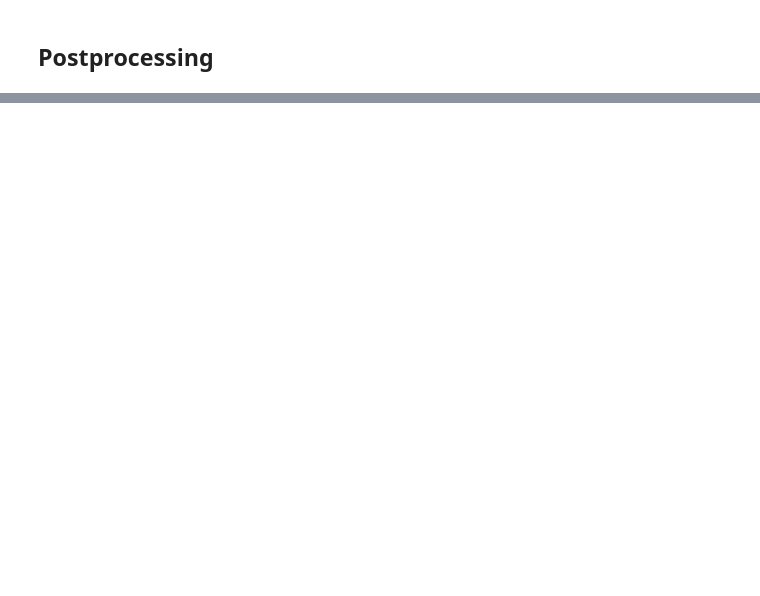
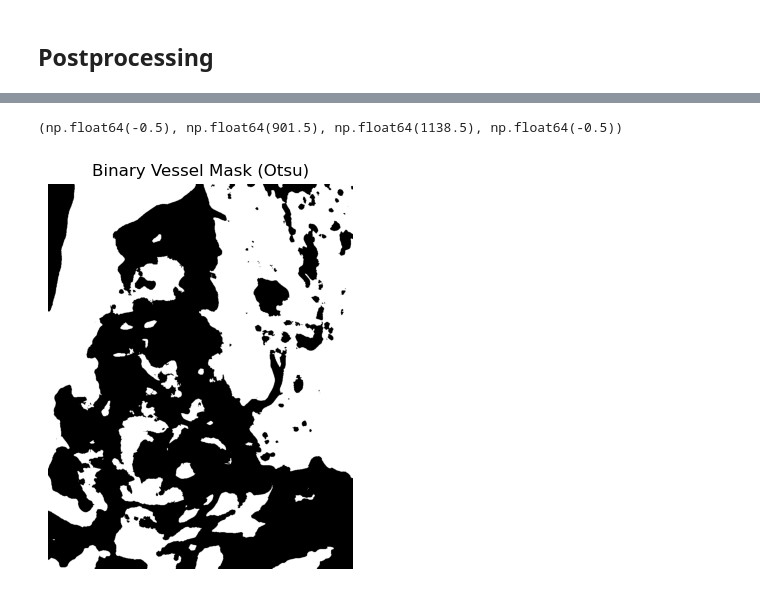
Before and after one commit to yana-kel/vessel-quant, a Jupyter notebook: vessel-extraction.ipynb, the cells around one changed output, grey strips where cells are left out. Saved outputs shown, nothing was run; the diff lists cells and outputs as text; code cells hidden in the pictures; blank space fills up the shorter version.

```diff
--- a/vessel-extraction.ipynb
+++ b/vessel-extraction.ipynb
@@ -81,0 +148,15 @@ plt.axis("off")
+# %%
+# Normalize for thresholding
+lr_norm = (255 * (line_response - line_response.min()) /
+           (line_response.max() - line_response.min())).astype(np.uint8)
+
+_, binary = cv2.threshold(lr_norm, 0, 255, cv2.THRESH_BINARY + cv2.THRESH_OTSU)
+
+# Display the binary vessel mask
+plt.figure(figsize=(5,5))
+plt.imshow(binary, cmap="gray")
+plt.title("Binary Vessel Mask (Otsu)")
+plt.axis("off")
+# %% [output]
+(np.float64(-0.5), np.float64(901.5), np.float64(1138.5), np.float64(-0.5))
+[figure, added]
```
Also changed, not shown: parts of 9 cells of this notebook.
